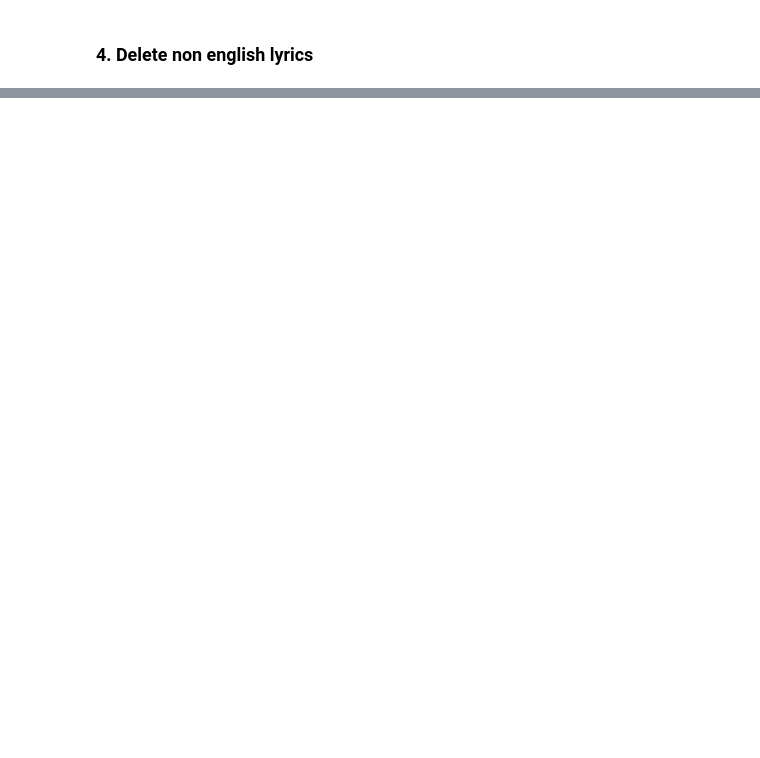
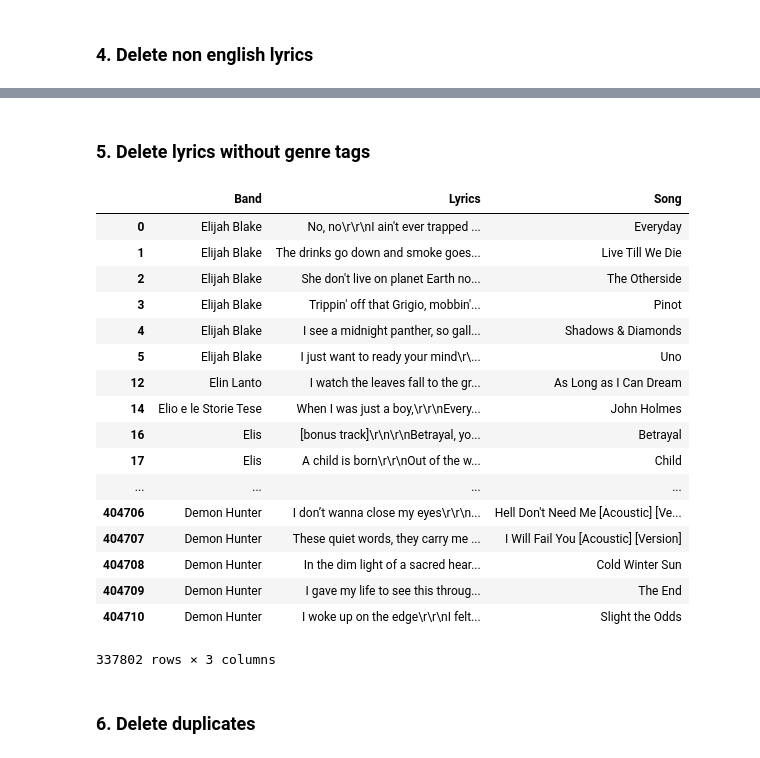
Before and after one commit to Hohenheimsenberg/LyricAnalyzer, a Jupyter notebook: 1.Dataset_Preparation.ipynb, the cells around one changed output, grey strips where cells are left out. Drawn from its saved outputs; the diff is of its cells as text; code cells hidden in the pictures; blank space fills up the shorter version.

```diff
--- a/1.Dataset_Preparation.ipynb
+++ b/1.Dataset_Preparation.ipynb
@@ -274,0 +270,36 @@ Lyrics dropped  54261
+# %% [markdown]
+### 5. Delete lyrics without genre tags
+# %%
+import pandas as pd
+df = pd.read_csv('../dataset/Lyrics_en.csv')
+final_df = pd.read_csv('../dataset/artists_final_ohe.csv')
+
+to_remove = set()
+for index,row in df.iterrows():
+    if(df['Band'].loc[index] not in final_df['Band'].values):
+        to_remove.add(index)
+
+df = df.drop(labels=to_remove)
+df.to_csv('../dataset/Lyrics_en.csv', index=False)
+df
+# %% [output]
+|  | Band | Lyrics | Song |
+| 0 | Elijah Blake | No, no\r\r\nI ain't ever trapped ... | Everyday |
+| 1 | Elijah Blake | The drinks go down and smoke goes... | Live Till We Die |
+| 2 | Elijah Blake | She don't live on planet Earth no... | The Otherside |
+| 3 | Elijah Blake | Trippin' off that Grigio, mobbin'... | Pinot |
+| 4 | Elijah Blake | I see a midnight panther, so gall... | Shadows & Diamonds |
+| 5 | Elijah Blake | I just want to ready your mind\r\... | Uno |
+| 12 | Elin Lanto | I watch the leaves fall to the gr... | As Long as I Can Dream |
+| 14 | Elio e le Storie Tese | When I was just a boy,\r\r\nEvery... | John Holmes |
+| 16 | Elis | [bonus track]\r\n\r\nBetrayal, yo... | Betrayal |
+| 17 | Elis | A child is born\r\r\nOut of the w... | Child |
+| ... | ... | ... | ... |
+| 404706 | Demon Hunter | I don’t wanna close my eyes\r\r\n... | Hell Don't Need Me [Acoustic] [Ve... |
+| 404707 | Demon Hunter | These quiet words, they carry me ... | I Will Fail You [Acoustic] [Version] |
+| 404708 | Demon Hunter | In the dim light of a sacred hear... | Cold Winter Sun |
+| 404709 | Demon Hunter | I gave my life to see this throug... | The End |
+| 404710 | Demon Hunter | I woke up on the edge\r\r\nI felt... | Slight the Odds |
+337802 rows × 3 columns
+# %% [markdown]
+### 6. Delete duplicates
```
Also changed, not shown: parts of 8 cells of this notebook, 3 other files.
